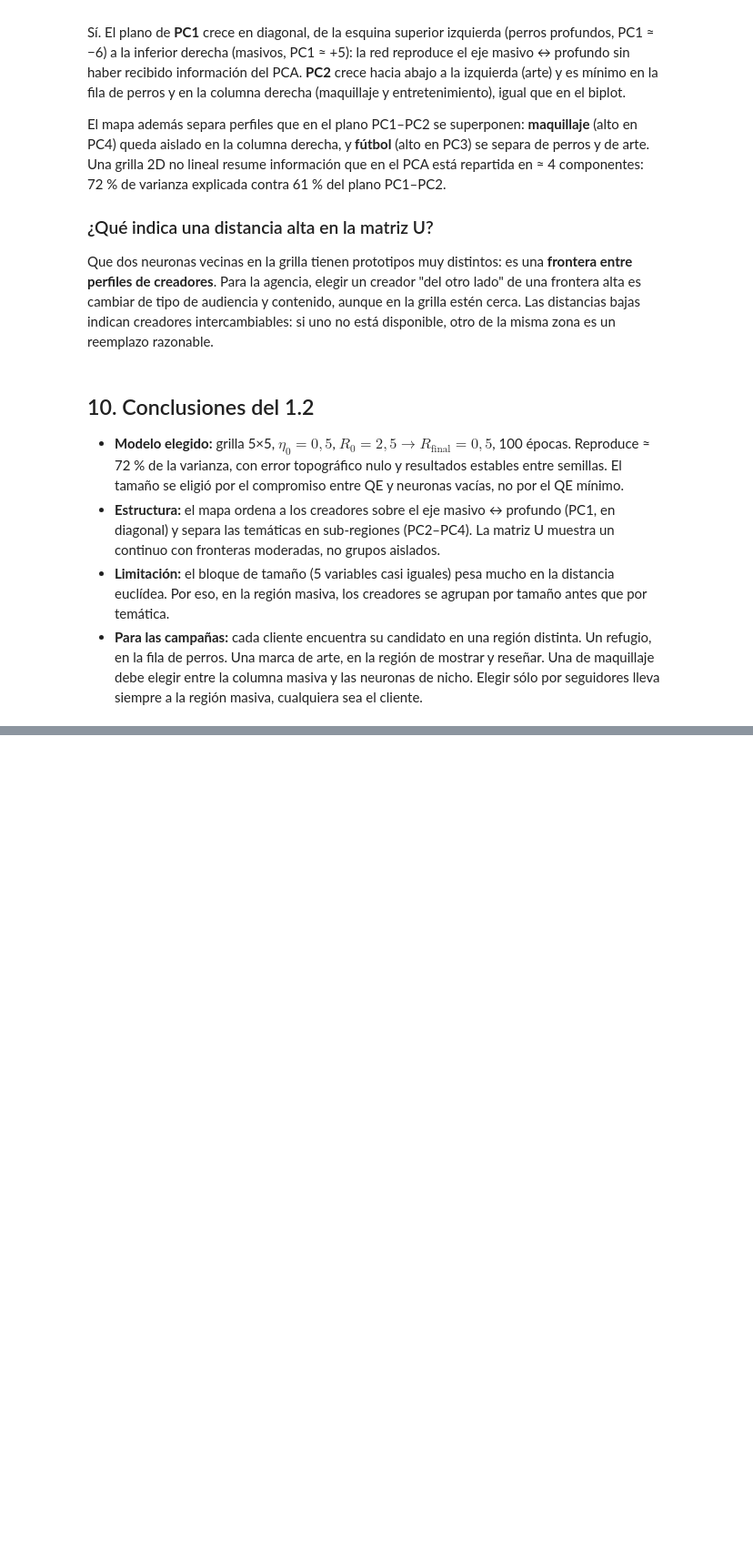
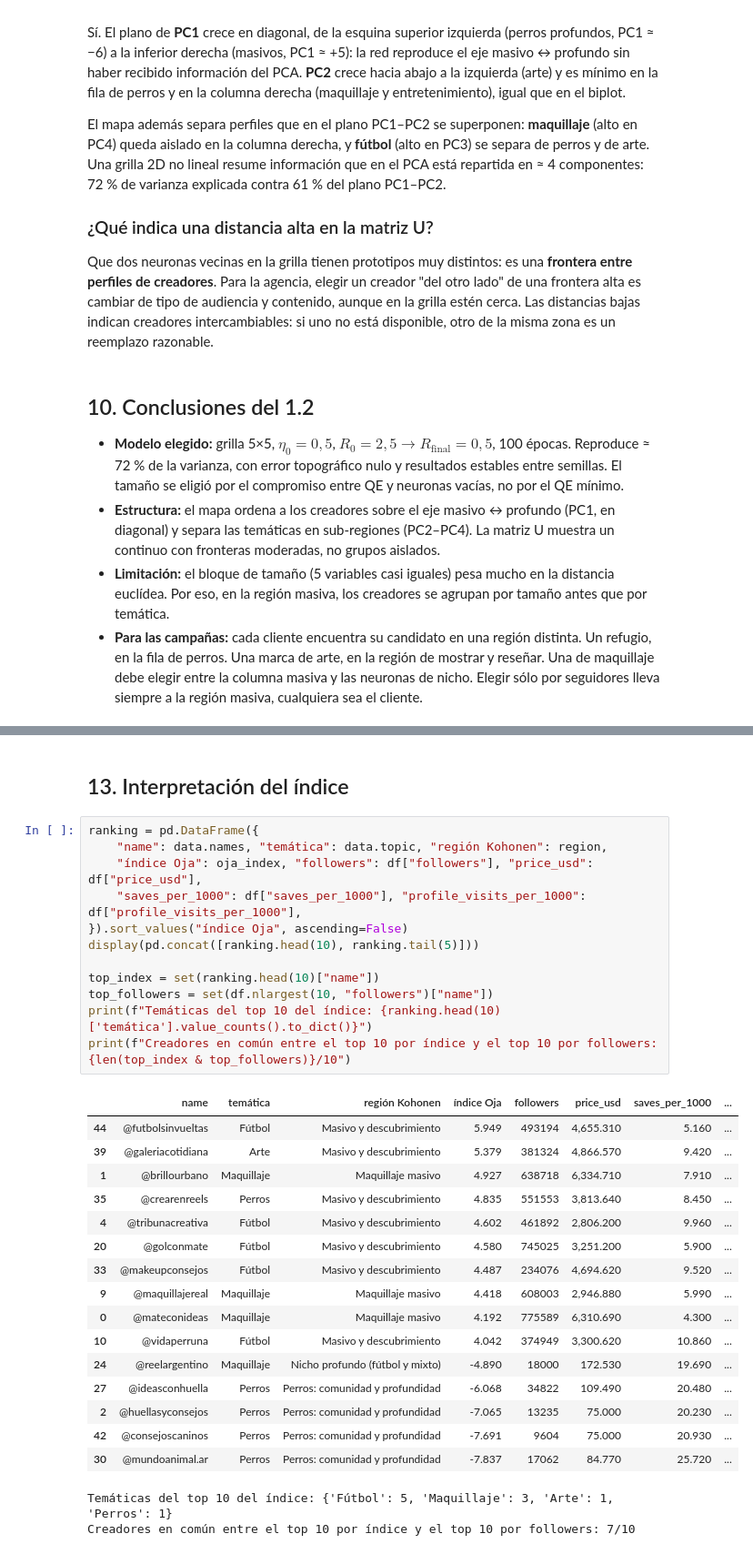
Before and after one commit to yakdudi12/DIAO2A, a Jupyter notebook: TP4/ejercicio1.ipynb, the cells around one changed output, grey strips where cells are left out. Shown at 91% size. Drawn from its saved outputs; the diff is of its cells as text; blank space fills up the shorter version.

```diff
--- a/TP4/ejercicio1.ipynb
+++ b/TP4/ejercicio1.ipynb
@@ -413,0 +497,33 @@ Que dos neuronas vecinas en la grilla tienen prototipos muy distintos: es una **
+# %% [markdown]
+## 13. Interpretación del índice
+# %%
+ranking = pd.DataFrame({
+    "name": data.names, "temática": data.topic, "región Kohonen": region,
+    "índice Oja": oja_index, "followers": df["followers"], "price_usd": df["price_usd"],
+    "saves_per_1000": df["saves_per_1000"], "profile_visits_per_1000": df["profile_visits_per_1000"],
+}).sort_values("índice Oja", ascending=False)
+display(pd.concat([ranking.head(10), ranking.tail(5)]))
+
+top_index = set(ranking.head(10)["name"])
+top_followers = set(df.nlargest(10, "followers")["name"])
+print(f"Temáticas del top 10 del índice: {ranking.head(10)['temática'].value_counts().to_dict()}")
+print(f"Creadores en común entre el top 10 por índice y el top 10 por followers: {len(top_index & top_followers)}/10")
+# %% [output]
+|  | name | temática | región Kohonen | índice Oja | followers | price_usd | saves_per_1000 | ... |
+| 44 | @futbolsinvueltas | Fútbol | Masivo y descubrimiento | 5.949 | 493194 | 4,655.310 | 5.160 | ... |
+| 39 | @galeriacotidiana | Arte | Masivo y descubrimiento | 5.379 | 381324 | 4,866.570 | 9.420 | ... |
+| 1 | @brillourbano | Maquillaje | Maquillaje masivo | 4.927 | 638718 | 6,334.710 | 7.910 | ... |
+| 35 | @crearenreels | Perros | Masivo y descubrimiento | 4.835 | 551553 | 3,813.640 | 8.450 | ... |
+| 4 | @tribunacreativa | Fútbol | Masivo y descubrimiento | 4.602 | 461892 | 2,806.200 | 9.960 | ... |
+| 20 | @golconmate | Fútbol | Masivo y descubrimiento | 4.580 | 745025 | 3,251.200 | 5.900 | ... |
+| 33 | @makeupconsejos | Fútbol | Masivo y descubrimiento | 4.487 | 234076 | 4,694.620 | 9.520 | ... |
+| 9 | @maquillajereal | Maquillaje | Maquillaje masivo | 4.418 | 608003 | 2,946.880 | 5.990 | ... |
+| 0 | @mateconideas | Maquillaje | Maquillaje masivo | 4.192 | 775589 | 6,310.690 | 4.300 | ... |
+| 10 | @vidaperruna | Fútbol | Masivo y descubrimiento | 4.042 | 374949 | 3,300.620 | 10.860 | ... |
+| 24 | @reelargentino | Maquillaje | Nicho profundo (fútbol y mixto) | -4.890 | 18000 | 172.530 | 19.690 | ... |
+| 27 | @ideasconhuella | Perros | Perros: comunidad y profundidad | -6.068 | 34822 | 109.490 | 20.480 | ... |
+| 2 | @huellasyconsejos | Perros | Perros: comunidad y profundidad | -7.065 | 13235 | 75.000 | 20.230 | ... |
+| 42 | @consejoscaninos | Perros | Perros: comunidad y profundidad | -7.691 | 9604 | 75.000 | 20.930 | ... |
+| 30 | @mundoanimal.ar | Perros | Perros: comunidad y profundidad | -7.837 | 17062 | 84.770 | 25.720 | ... |
+Temáticas del top 10 del índice: {'Fútbol': 5, 'Maquillaje': 3, 'Arte': 1, 'Perros': 1}
+Creadores en común entre el top 10 por índice y el top 10 por followers: 7/10
```
Also changed, not shown: parts of 10 cells of this notebook.
